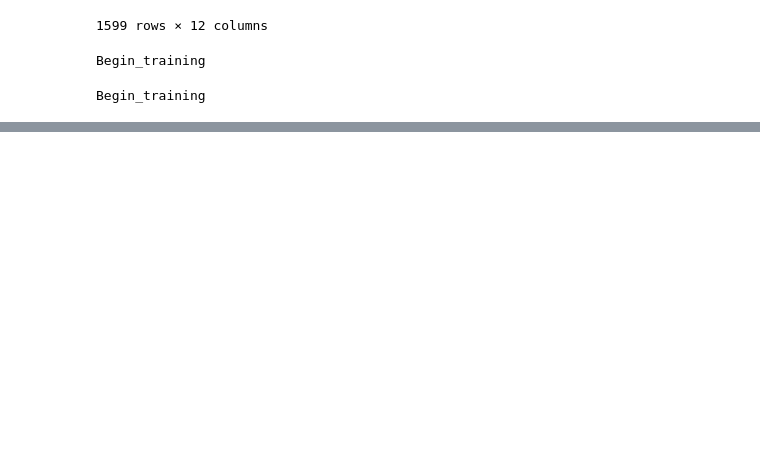
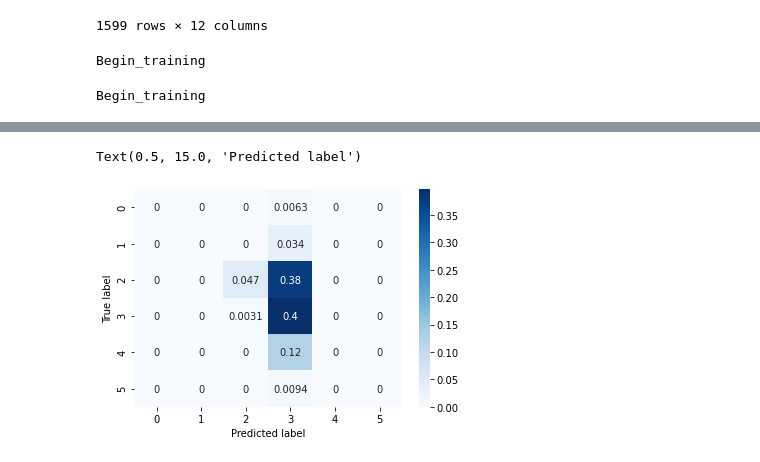
Before and after one commit to bharadwaj1098/Pyt-Ex, a Jupyter notebook: example.ipynb, the cells around one changed output, grey strips where cells are left out. Drawn from its saved outputs; the diff is of its cells as text; code cells hidden in the pictures; blank space fills up the shorter version.

```diff
--- a/example.ipynb
+++ b/example.ipynb
@@ -217,0 +206,8 @@ Begin_training
+# %%
+cf_matrix = confusion_matrix(y_test, plots['FIRST']["Output"])
+sns.heatmap(cf_matrix/np.sum(cf_matrix), annot=True, cmap='Blues')
+plt.ylabel('True label')
+plt.xlabel('Predicted label')
+# %% [output]
+Text(0.5, 15.0, 'Predicted label')
+[figure, added]
```
Also changed, not shown: parts of 9 cells of this notebook, 2 other files.
